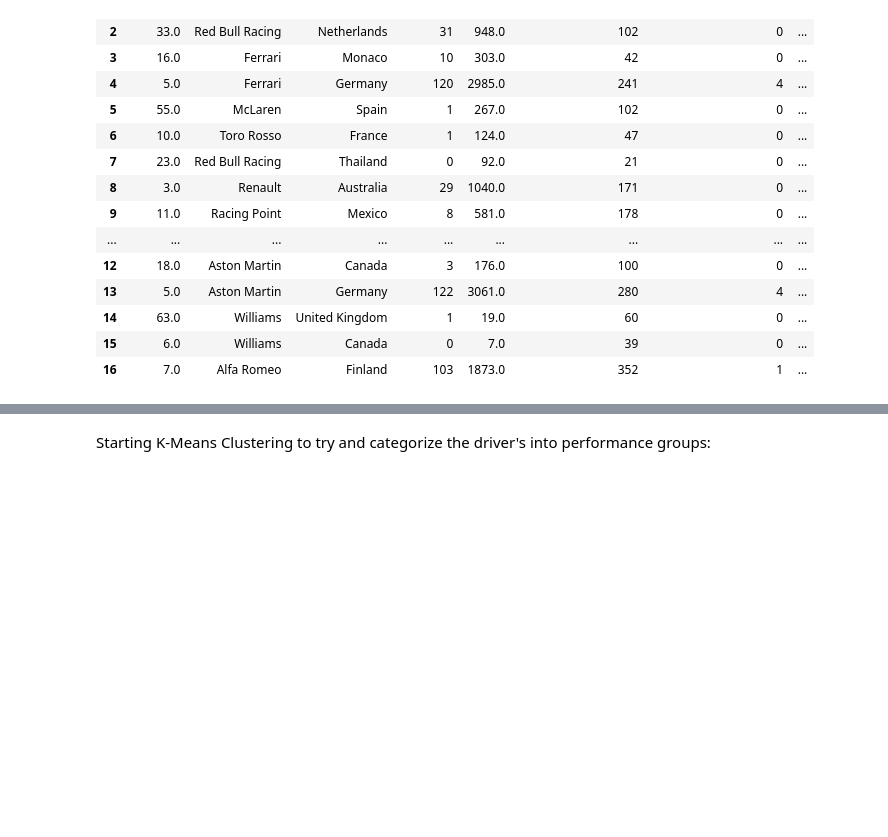
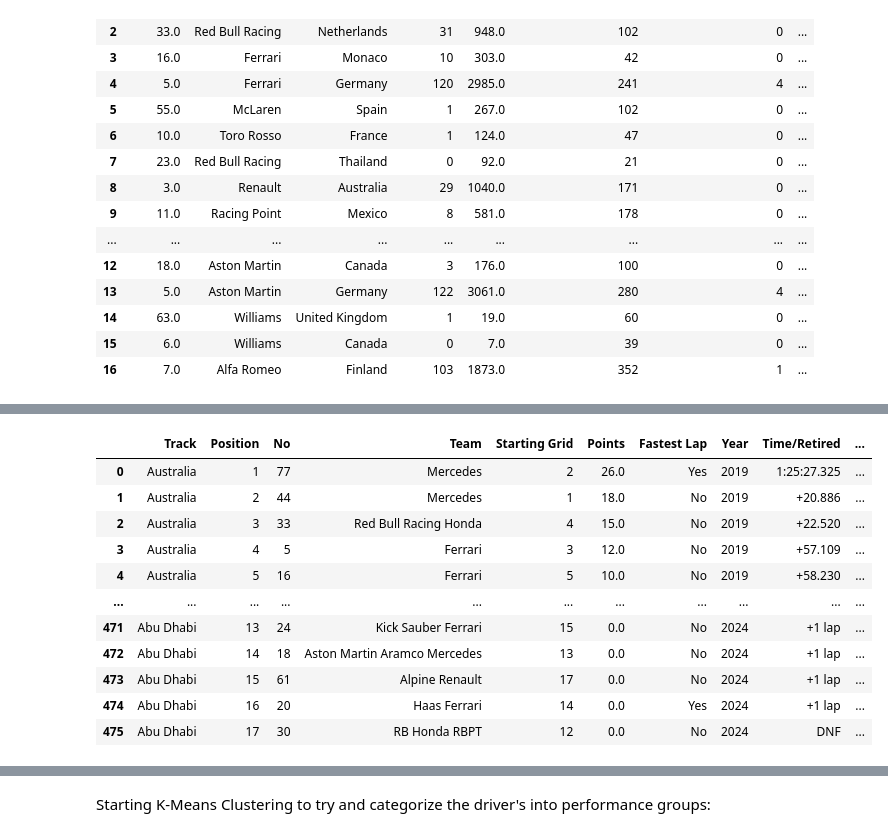
Before and after one commit to Dekamayaro/F1-Prediction-Project, a Jupyter notebook: project.ipynb, the cells around one changed output, grey strips where cells are left out. Drawn from its saved outputs; the diff is of its cells as text; code cells hidden in the pictures; blank space fills up the shorter version.

Commit message:
Made fastest lap time consistent across years

```diff
--- a/project.ipynb
+++ b/project.ipynb
@@ -116,0 +61,98 @@ all_races.head(n = 60)
+# %%
+raceRes19 = pd.read_csv("Data/2019_raceResults.csv")
+raceRes19["Year"] = 2019
+raceRes20 = pd.read_csv("Data/2020_raceResults.csv")
+raceRes20["Year"] = 2020
+raceRes21 = pd.read_csv("Data/2021_raceResults.csv")
+raceRes21["Year"] = 2021
+raceRes22 = pd.read_csv("Data/2022_raceResults.csv")
+raceRes22["Year"] = 2022
+raceRes23 = pd.read_csv("Data/2023_raceResults.csv")
+raceRes23["Year"] = 2023
+raceRes24 = pd.read_csv("Data/2024_raceResults.csv")
+raceRes24["Year"] = 2024
+
+#finding all of the unique races in 2021
+unique_races_21 = raceRes21["Track"].unique()
+
+#setting the fastest lap of those who did not complete a lap 100 minutes to make sure they do not count
+raceRes21["Fastest Lap"] = raceRes21["Fastest Lap"].fillna("100:0.0")
+#creating a new variable called "Set Fastest Lap" and setting it by default to "No"
+raceRes21["Set Fastest Lap"] = "No"
+
+#Making a functrion that will take the string time that a driver set for their fastest lap and returning it in milliseconds
+def time_to_sec(time):
+    # Split into minutes and "seconds.milliseconds"
+    minutes, sec_millis = time.split(":")
+    # Split seconds and milliseconds
+    seconds, milliseconds = sec_millis.split(".")
+
+    # Convert all parts to integers
+    total_ms = (int(minutes) * 60 + int(seconds)) * 1000 + int(milliseconds)
+
+    #returning the total miliseconds
+    return total_ms
+
+#for each track in the 2021 season we find the minimum time, aka the fastest lap and we check it with all of the lap times and set "Set Fastest Lap" to "Yes" or "No"
+for i in range(0,len(unique_races_21)):
+    track_subset = raceRes21[raceRes21["Track"] == unique_races_21[i]]
+    #finding minimum value
+    fastest_time = min(track_subset['Fastest Lap'])
+
+    #setting Yes or No to each track for "Set fastest Lap"
+    raceRes21.loc[raceRes21["Track"] == unique_races_21[i], "Set Fastest Lap"] = raceRes21.loc[raceRes21["Track"] == unique_races_21[i], "Fastest Lap"].apply(lambda x: "Yes" if x == fastest_time else "No")
+
+
+#repeating the process as we did for 2021, but for the 2022 season
+raceRes22["Fastest Lap"] = raceRes22["Fastest Lap"].fillna("100:0.0")
+raceRes22["Set Fastest Lap"] = "No"
+
+#finding all of the unique races in 2021
+unique_races_22 = raceRes22["Track"].unique()
+
+#for each track in the 2021 season we find the minimum time, aka the fastest lap and we check it with all of the lap times and set "Set Fastest Lap" to "Yes" or "No"
+for i in range(0,len(unique_races_22)):
+    track_subset = raceRes21[raceRes22["Track"] == unique_races_22[i]]
+    fastest_time = min(track_subset['Fastest Lap'])
+
+    #setting Yes or No to each track for "Set fastest Lap"
+    raceRes22.loc[raceRes22["Track"] == unique_races_22[i], "Set Fastest Lap"] = raceRes22.loc[raceRes22["Track"] == unique_races_22[i], "Fastest Lap"].apply(lambda x: "Yes" if x == fastest_time else "No")
+
+
+#Setting the fastest lap column to equal the set fastest lap column, as we won't use it in the future
+raceRes21["Fastest Lap"] = raceRes21["Set Fastest Lap"]
+raceRes22["Fastest Lap"] = raceRes22["Set Fastest Lap"]
+
+
+#Concatenating all of the different datasets we have for our races
+all_races = pd.concat([raceRes19, raceRes20, raceRes21, raceRes22, raceRes23, raceRes24], axis = 0)
+
+
+#need to merge total time/gap with time/req & need to merge fastest lap with set fastest lap
+all_races["Time/Retired"] = all_races["Time/Retired"].fillna(all_races["Total Time/Gap/Retirement"])
+all_races["Fastest Lap"] = all_races["Fastest Lap"].fillna(all_races["Set Fastest Lap"])
+
+all_races.drop(columns = ["Driver", "Laps", "Total Time/Gap/Retirement", "Set Fastest Lap", "+1 Pt", "Fastest Lap Time"], inplace = True)
+
+all_races = all_races[(all_races["Position"] != "DQ") & (all_races["Position"] != "NC")]
+all_races = all_races.dropna()
+
+all_races["Position"] = all_races["Position"].astype(int)
+all_races["Starting Grid"] = all_races["Starting Grid"].astype(int)
+
+all_races["Net Position"] = all_races["Starting Grid"] - all_races["Position"]
+
+all_races
+# %% [output]
+|  | Track | Position | No | Team | Starting Grid | Points | Fastest Lap | Year | Time/Retired | ... |
+| 0 | Australia | 1 | 77 | Mercedes | 2 | 26.0 | Yes | 2019 | 1:25:27.325 | ... |
+| 1 | Australia | 2 | 44 | Mercedes | 1 | 18.0 | No | 2019 | +20.886 | ... |
+| 2 | Australia | 3 | 33 | Red Bull Racing Honda | 4 | 15.0 | No | 2019 | +22.520 | ... |
+| 3 | Australia | 4 | 5 | Ferrari | 3 | 12.0 | No | 2019 | +57.109 | ... |
+| 4 | Australia | 5 | 16 | Ferrari | 5 | 10.0 | No | 2019 | +58.230 | ... |
+| ... | ... | ... | ... | ... | ... | ... | ... | ... | ... | ... |
+| 471 | Abu Dhabi | 13 | 24 | Kick Sauber Ferrari | 15 | 0.0 | No | 2024 | +1 lap | ... |
+| 472 | Abu Dhabi | 14 | 18 | Aston Martin Aramco Mercedes | 13 | 0.0 | No | 2024 | +1 lap | ... |
+| 473 | Abu Dhabi | 15 | 61 | Alpine Renault | 17 | 0.0 | No | 2024 | +1 lap | ... |
+| 474 | Abu Dhabi | 16 | 20 | Haas Ferrari | 14 | 0.0 | Yes | 2024 | +1 lap | ... |
+| 475 | Abu Dhabi | 17 | 30 | RB Honda RBPT | 12 | 0.0 | No | 2024 | DNF | ... |
```
Also changed, not shown: parts of 2 cells of this notebook.
